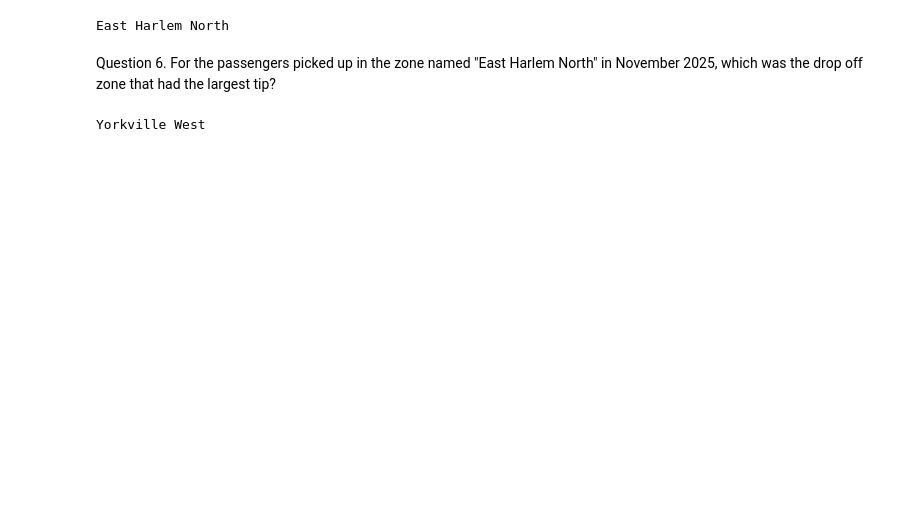
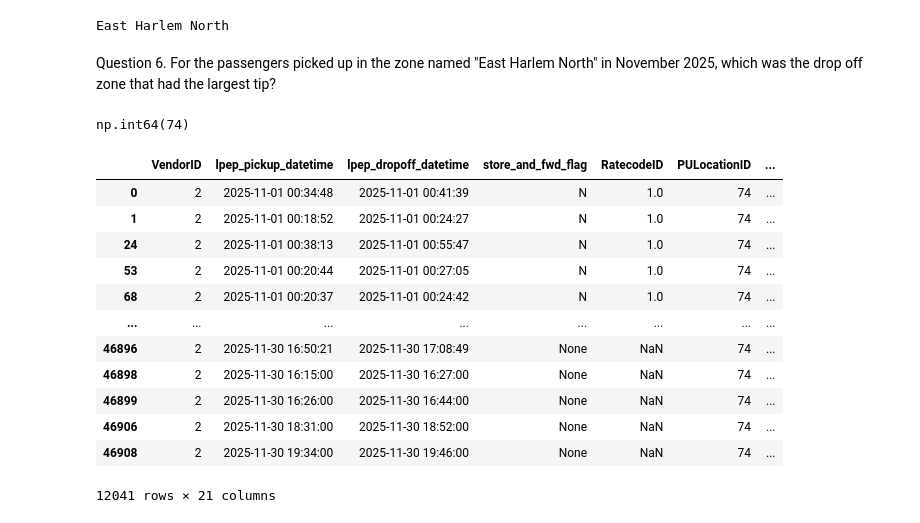
Before and after one commit to dimzachar/de-zoomcamp, a Jupyter notebook: cohorts/2026/01-docker-terraform/pipeline/01-docker.ipynb, the cells around one changed output. Saved outputs shown, nothing was run; the diff lists cells and outputs as text; code cells hidden in the pictures; blank space fills up the shorter version.

```diff
--- a/cohorts/2026/01-docker-terraform/pipeline/01-docker.ipynb
+++ b/cohorts/2026/01-docker-terraform/pipeline/01-docker.ipynb
@@ -193,19 +221,28 @@ Question 6. For the passengers picked up in the zone named "East Harlem North" i
 # %%
 # Get East Harlem North location ID
 ehn_id = zones[zones['Zone'] == 'East Harlem North']['LocationID'].values[0]
-
-# Filter pickups from East Harlem North in November
-ehn_trips = df[
-    (df['PULocationID'] == ehn_id) &
-    (df['lpep_pickup_datetime'].dt.month == 11) &
-    (df['lpep_pickup_datetime'].dt.year == 2025)
-]
-
-# Find dropoff zone with largest tip
-max_tip_row = ehn_trips.loc[ehn_trips['tip_amount'].idxmax()]
-dropoff_id = max_tip_row['DOLocationID']
-
-dropoff_zone = zones[zones['LocationID'] == dropoff_id]['Zone'].values[0]
-print(dropoff_zone)
+ehn_id
 # %% [output]
-Yorkville West
+np.int64(74)
+# %%
+# Filter pickups from East Harlem North in November
+ehn_trips = df[
+    (df['PULocationID'] == ehn_id) &
+    (df['lpep_pickup_datetime'].dt.month == 11) &
+    (df['lpep_pickup_datetime'].dt.year == 2025)
+]
+ehn_trips
+# %% [output]
+|  | VendorID | lpep_pickup_datetime | lpep_dropoff_datetime | store_and_fwd_flag | RatecodeID | PULocationID | ... |
+| 0 | 2 | 2025-11-01 00:34:48 | 2025-11-01 00:41:39 | N | 1.0 | 74 | ... |
+| 1 | 2 | 2025-11-01 00:18:52 | 2025-11-01 00:24:27 | N | 1.0 | 74 | ... |
+| 24 | 2 | 2025-11-01 00:38:13 | 2025-11-01 00:55:47 | N | 1.0 | 74 | ... |
+| 53 | 2 | 2025-11-01 00:20:44 | 2025-11-01 00:27:05 | N | 1.0 | 74 | ... |
+| 68 | 2 | 2025-11-01 00:20:37 | 2025-11-01 00:24:42 | N | 1.0 | 74 | ... |
+| ... | ... | ... | ... | ... | ... | ... | ... |
+| 46896 | 2 | 2025-11-30 16:50:21 | 2025-11-30 17:08:49 | None | NaN | 74 | ... |
+| 46898 | 2 | 2025-11-30 16:15:00 | 2025-11-30 16:27:00 | None | NaN | 74 | ... |
+| 46899 | 2 | 2025-11-30 16:26:00 | 2025-11-30 16:44:00 | None | NaN | 74 | ... |
+| 46906 | 2 | 2025-11-30 18:31:00 | 2025-11-30 18:52:00 | None | NaN | 74 | ... |
+| 46908 | 2 | 2025-11-30 19:34:00 | 2025-11-30 19:46:00 | None | NaN | 74 | ... |
+12041 rows × 21 columns
```
Also changed, not shown: parts of 8 cells of this notebook, 3 other files.
